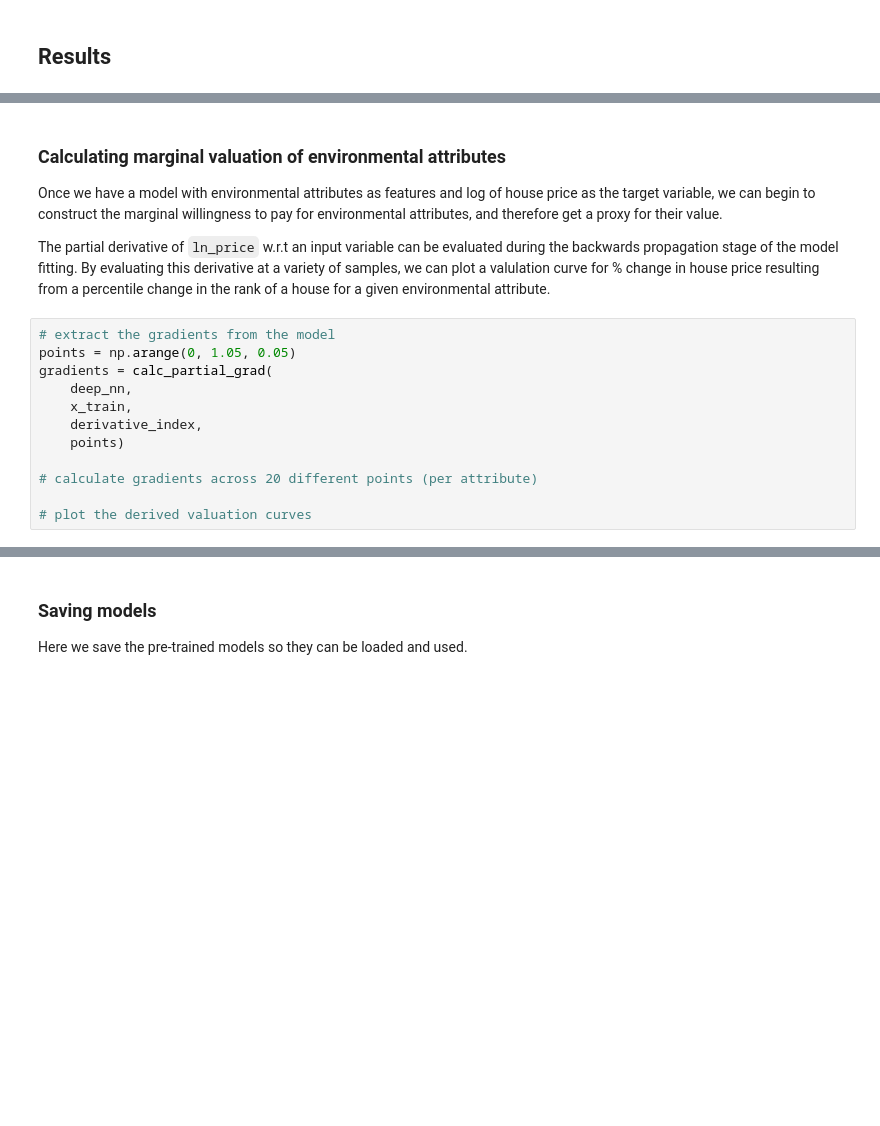
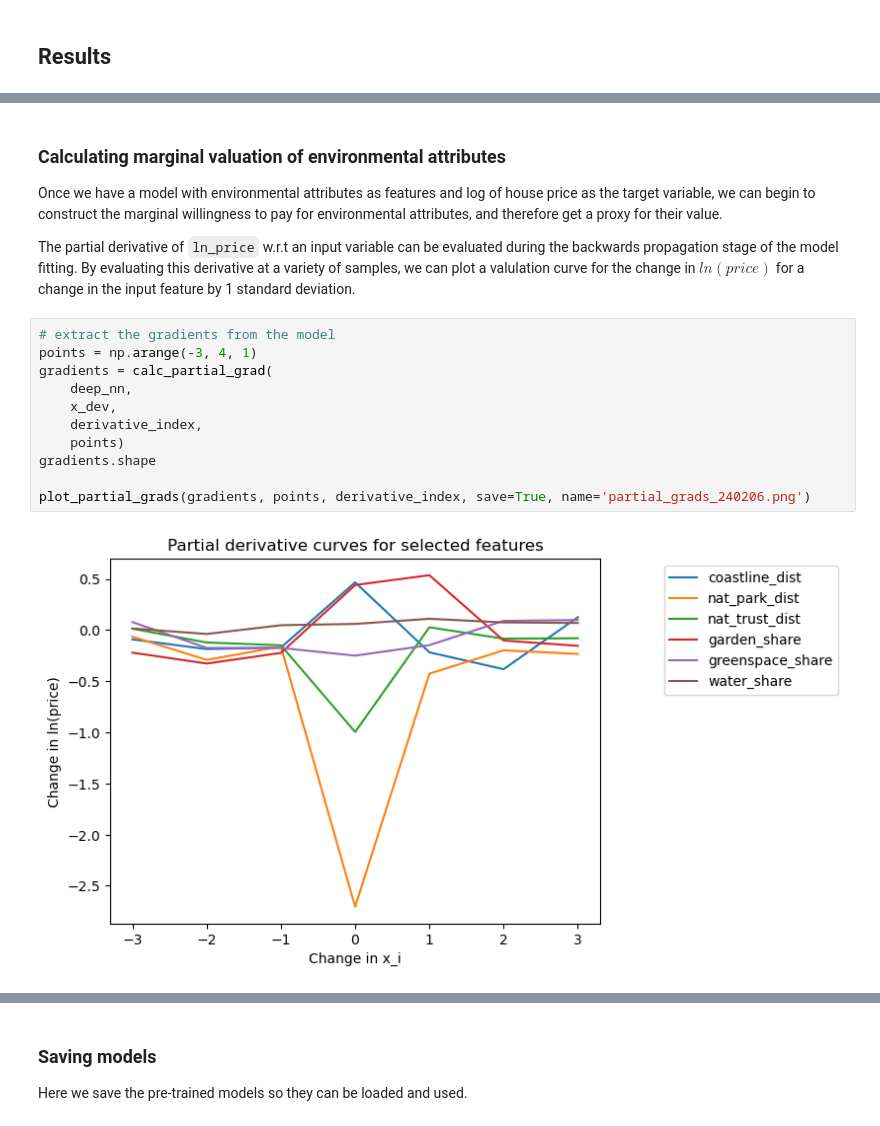
Before and after one commit to fgallagher27/GreenValueNet, a Jupyter notebook: GreenValueNet.ipynb, the cells around one changed output, grey strips where cells are left out. Cells and saved outputs as stored; diff of their text form; blank space fills up the shorter version.

Commit message:
partial derivative functions and plot)

```diff
--- a/GreenValueNet.ipynb
+++ b/GreenValueNet.ipynb
@@ -258,16 +250,17 @@ generate_plot(nn_dict, baseline_dict, save=True, name='model_mse_240120.png')
 
 Once we have a model with environmental attributes as features and log of house price as the target variable, we can begin to construct the marginal willingness to pay for environmental attributes, and therefore get a proxy for their value.
 
-The partial derivative of `ln_price` w.r.t an input variable can be evaluated during the backwards propagation stage of the model fitting. By evaluating this derivative at a variety of samples, we can plot a valulation curve for % change in house price resulting from a percentile change in the rank of a house for a given environmental attribute.
+The partial derivative of `ln_price` w.r.t an input variable can be evaluated during the backwards propagation stage of the model fitting. By evaluating this derivative at a variety of samples, we can plot a valulation curve for the change in $ln(price)$ for a change in the input feature by 1 standard deviation.
 # %%
 # extract the gradients from the model
-points = np.arange(0, 1.05, 0.05)
+points = np.arange(-3, 4, 1)
 gradients = calc_partial_grad(
     deep_nn,
-    x_train,
+    x_dev,
     derivative_index,
     points)
+gradients.shape
 
-# calculate gradients across 20 different points (per attribute)
-
-# plot the derived valuation curves
+plot_partial_grads(gradients, points, derivative_index, save=True, name='partial_grads_240206.png')
+# %% [output]
+[figure, added]
```
Also changed, not shown: parts of 4 cells of this notebook, 1 other file.
